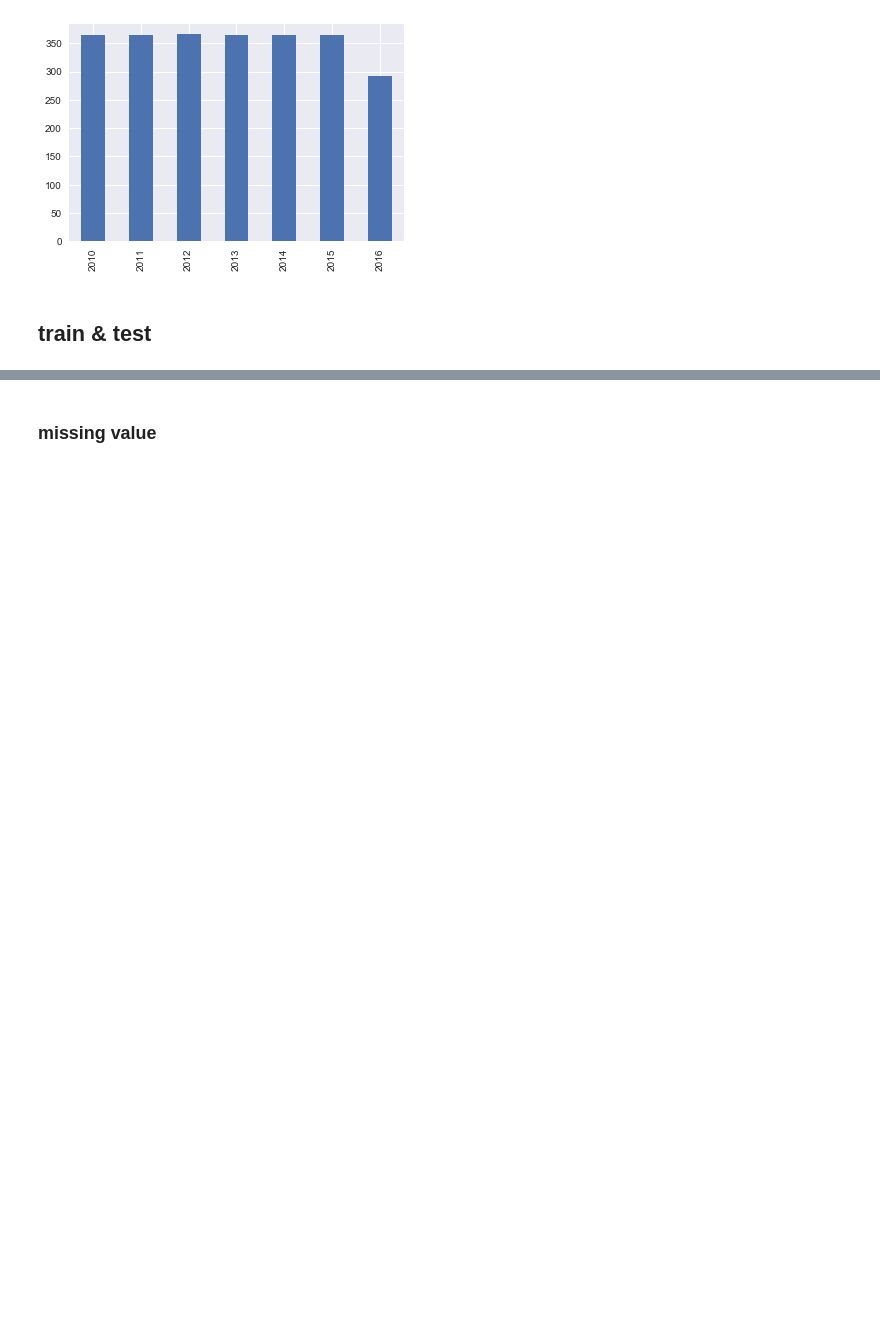
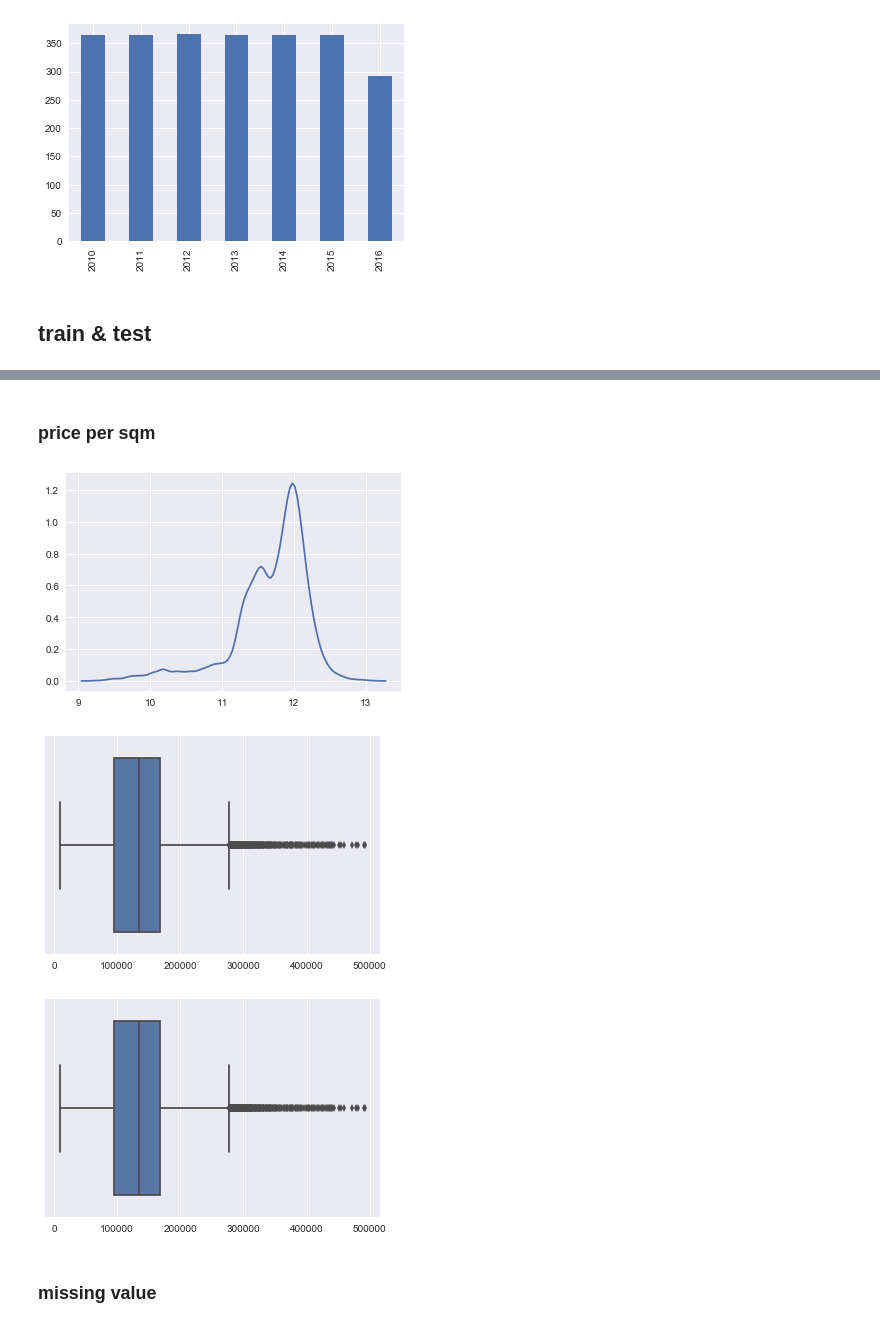
Before and after one commit to kqdmqx/kaggle-sberbank-russian-housing-market, a Jupyter notebook: ipython/20170525-first-eye.ipynb, the cells around one changed output, grey strips where cells are left out. Cells and saved outputs as stored; diff of their text form; code cells hidden in the pictures; blank space fills up the shorter version.

```diff
--- a/ipython/20170525-first-eye.ipynb
+++ b/ipython/20170525-first-eye.ipynb
@@ -83,3 +100,21 @@ train_test['year'] = train_test.timestamp.apply(lambda x: x.year)
+# %% [markdown]
+ ### price per sqm
+# %%
+train.loc[train.full_sq == 0, 'full_sq'] = 50
+sns.kdeplot(np.log(train.price_doc / train.full_sq + 1))
+plt.show()
+
+sns.boxplot(train.price_doc / train.full_sq)
+plt.show()
+
+train = train[train.price_doc/train.full_sq <= 600000]
+train = train[train.price_doc/train.full_sq >= 10000]
+sns.boxplot(train.price_doc / train.full_sq)
+plt.show()
+# %% [output]
+[figure, added]
+[figure, added]
+[figure, added]
 # %% [markdown]
 ### missing value
 # %%
```
Also changed, not shown: parts of 2 cells of this notebook, 1 other file.
